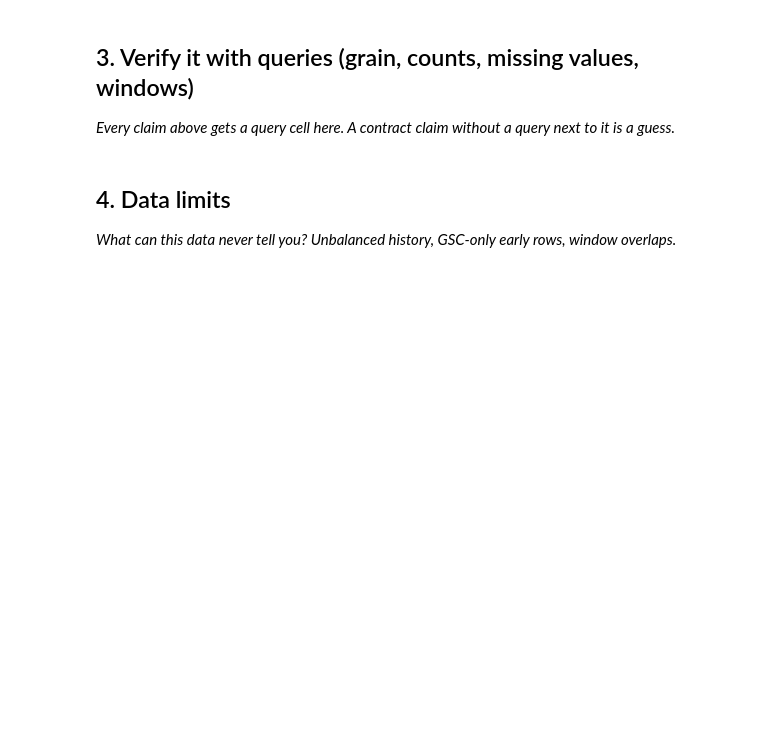
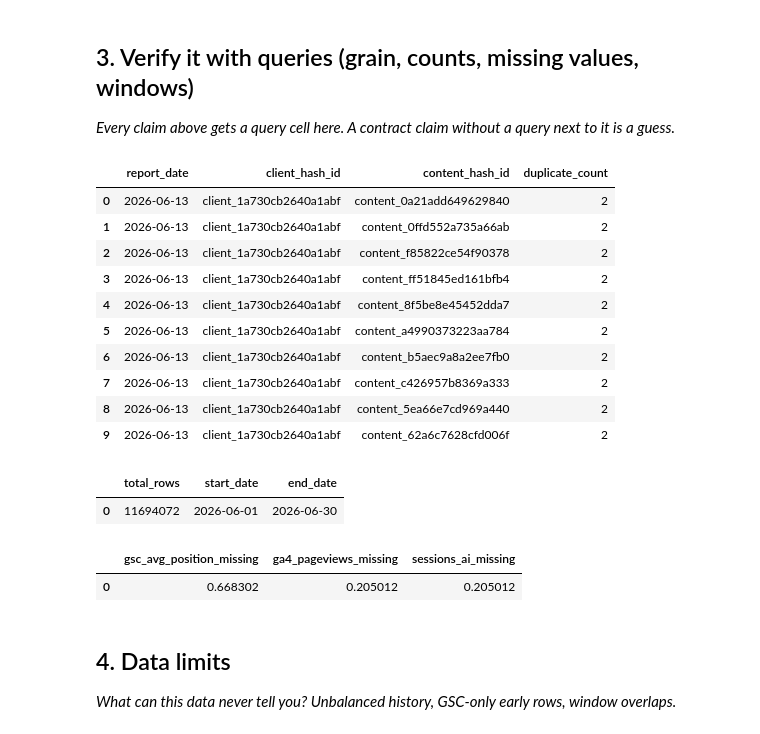
Before and after one commit to Ni7chal14/flyrank-ml-internship, a Jupyter notebook: work/notebooks/w03_data_contract.ipynb, the cells around one changed output. Cells and saved outputs as stored; diff of their text form; code cells hidden in the pictures; blank space fills up the shorter version.

```diff
--- a/work/notebooks/w03_data_contract.ipynb
+++ b/work/notebooks/w03_data_contract.ipynb
@@ -18,6 +256,61 @@ This skeleton is yours to fill. Work the sections **in order** — each one has
 ## 3. Verify it with queries (grain, counts, missing values, windows)
 
 *Every claim above gets a query cell here. A contract claim without a query next to it is a guess.*
+# %%
+grain_check = con.sql(f"""
+SELECT
+    report_date,
+    client_hash_id,
+    content_hash_id,
+    COUNT(*) AS duplicate_count
+FROM read_parquet('{TABLE}')
+GROUP BY
+    report_date,
+    client_hash_id,
+    content_hash_id
+HAVING COUNT(*) > 1
+LIMIT 10;
+""").df()
+
+grain_check
+# %% [output]
+|  | report_date | client_hash_id | content_hash_id | duplicate_count |
+| 0 | 2026-06-13 | client_1a730cb2640a1abf | content_0a21add649629840 | 2 |
+| 1 | 2026-06-13 | client_1a730cb2640a1abf | content_0ffd552a735a66ab | 2 |
+| 2 | 2026-06-13 | client_1a730cb2640a1abf | content_f85822ce54f90378 | 2 |
+| 3 | 2026-06-13 | client_1a730cb2640a1abf | content_ff51845ed161bfb4 | 2 |
+| 4 | 2026-06-13 | client_1a730cb2640a1abf | content_8f5be8e45452dda7 | 2 |
+| 5 | 2026-06-13 | client_1a730cb2640a1abf | content_a4990373223aa784 | 2 |
+| 6 | 2026-06-13 | client_1a730cb2640a1abf | content_b5aec9a8a2ee7fb0 | 2 |
+| 7 | 2026-06-13 | client_1a730cb2640a1abf | content_c426957b8369a333 | 2 |
+| 8 | 2026-06-13 | client_1a730cb2640a1abf | content_5ea66e7cd969a440 | 2 |
+| 9 | 2026-06-13 | client_1a730cb2640a1abf | content_62a6c7628cfd006f | 2 |
+# %%
+summary_check = con.sql(f"""
+SELECT
+    COUNT(*) AS total_rows,
+    MIN(report_date) AS start_date,
+    MAX(report_date) AS end_date
+FROM read_parquet('{TABLE}');
+""").df()
+
+summary_check
+# %% [output]
+|  | total_rows | start_date | end_date |
+| 0 | 11694072 | 2026-06-01 | 2026-06-30 |
+# %%
+missing_check = con.sql(f"""
+SELECT
+    AVG(CASE WHEN gsc_avg_position IS NULL THEN 1 ELSE 0 END) AS gsc_avg_position_missing,
+    AVG(CASE WHEN ga4_pageviews IS NULL THEN 1 ELSE 0 END) AS ga4_pageviews_missing,
+    AVG(CASE WHEN sessions_ai IS NULL THEN 1 ELSE 0 END) AS sessions_ai_missing
+FROM read_parquet('{TABLE}');
+""").df()
+
+missing_check
+# %% [output]
+|  | gsc_avg_position_missing | ga4_pageviews_missing | sessions_ai_missing |
+| 0 | 0.668302 | 0.205012 | 0.205012 |
 # %% [markdown]
 ## 4. Data limits
 
```
Also changed, not shown: parts of 11 cells of this notebook.
